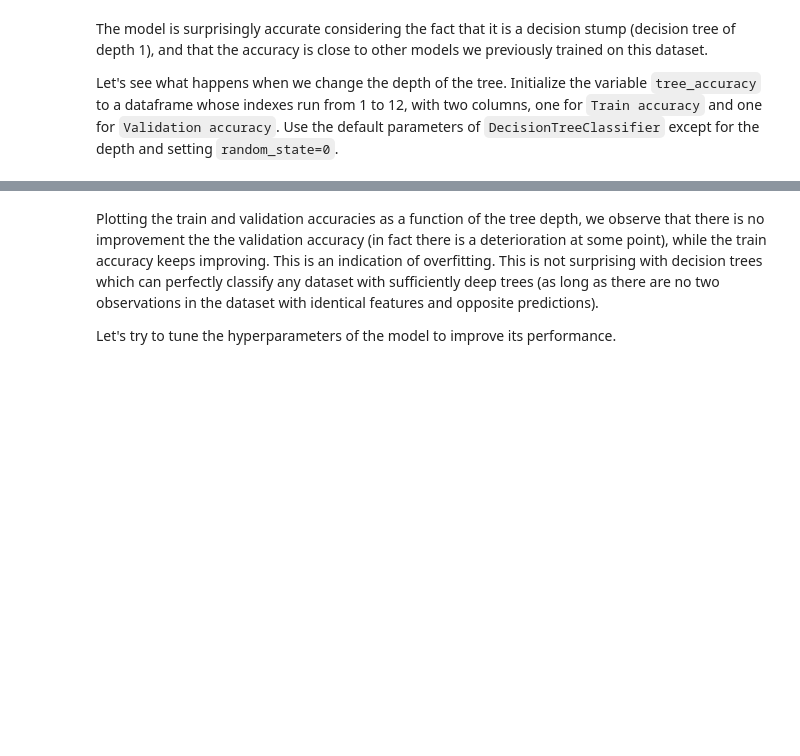
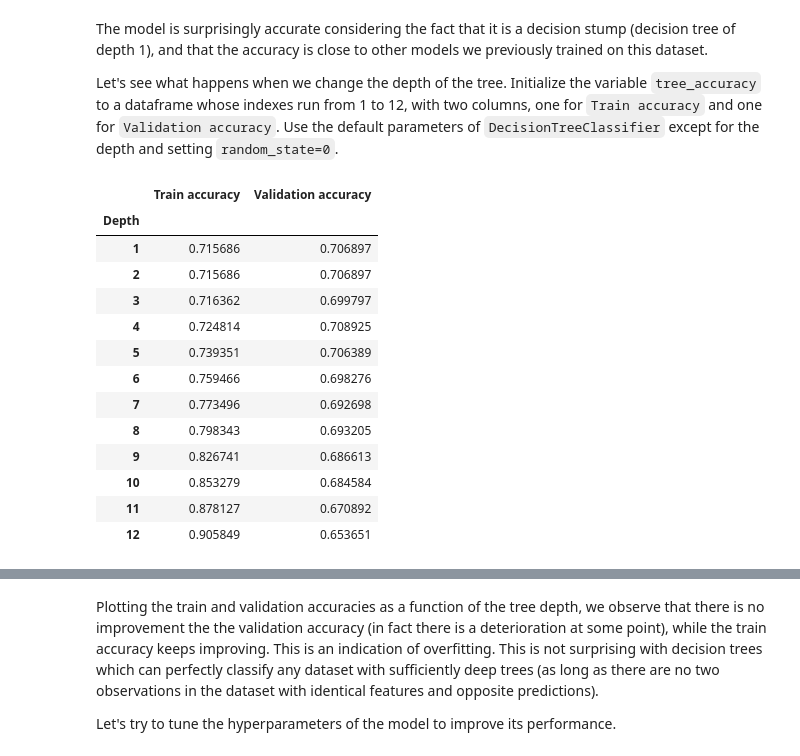
Before and after one commit to MiraculousGu/CIS-432-Predictive-Analysis-Using-Python, a Jupyter notebook: HW 5/Homework5.ipynb, the cells around one changed output, grey strips where cells are left out. Drawn from its saved outputs; the diff is of its cells as text; code cells hidden in the pictures; blank space fills up the shorter version.

```diff
--- a/HW 5/Homework5.ipynb
+++ b/HW 5/Homework5.ipynb
@@ -503,3 +760,38 @@ tree_accuracy = "replace this string with your answer"
+# %%
+tree_accuracy = "replace this string with your answer"
+
+#train and val accuracy array
+train_acc = []
+val_acc = []
+
+#loop through 12 depth
+for depth in range(1,13):
+    #create tree based model
+    model = DecisionTreeClassifier(max_depth=depth, random_state=0).fit(X_train_t_tr, Y_train_t_tr)
+    #record accuracy
+    train_acc.append(model.score(X_train_t_tr,Y_train_t_tr))
+    val_acc.append(model.score(X_train_t_val, Y_train_t_val))
+
+#build data frame
+tree_accuracy = pd.DataFrame({'Train accuracy':train_acc,'Validation accuracy':val_acc})
+tree_accuracy.index = range(1,13)
+tree_accuracy.index.name = 'Depth'
+tree_accuracy
+# %% [output]
+|  | Train accuracy | Validation accuracy |
+| Depth |  |  |
+| 1 | 0.715686 | 0.706897 |
+| 2 | 0.715686 | 0.706897 |
+| 3 | 0.716362 | 0.699797 |
+| 4 | 0.724814 | 0.708925 |
+| 5 | 0.739351 | 0.706389 |
+| 6 | 0.759466 | 0.698276 |
+| 7 | 0.773496 | 0.692698 |
+| 8 | 0.798343 | 0.693205 |
+| 9 | 0.826741 | 0.686613 |
+| 10 | 0.853279 | 0.684584 |
+| 11 | 0.878127 | 0.670892 |
+| 12 | 0.905849 | 0.653651 |
 # %%
 # expected output
 ANSWER_KEY['tree_accuracy'].head()
```
Also changed, not shown: parts of 83 cells of this notebook, 4 other files.
